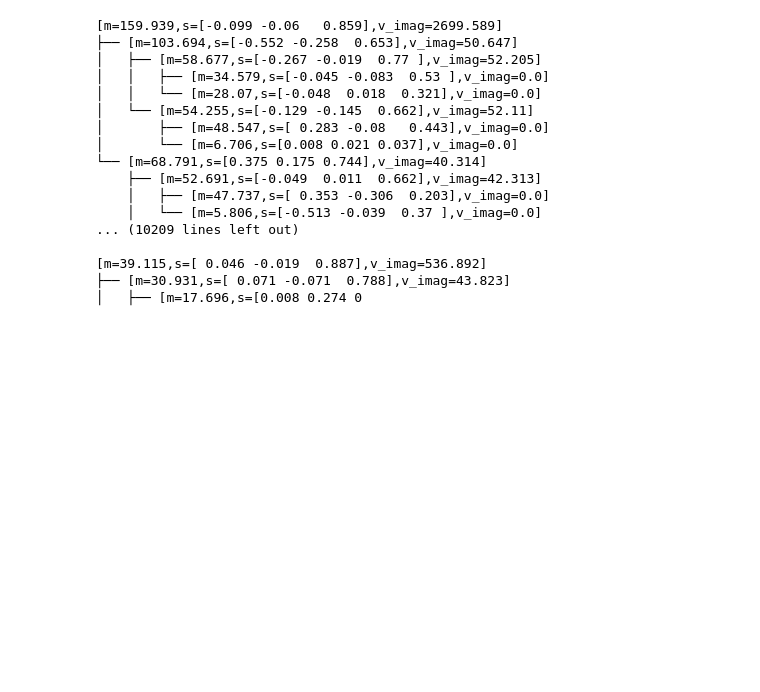
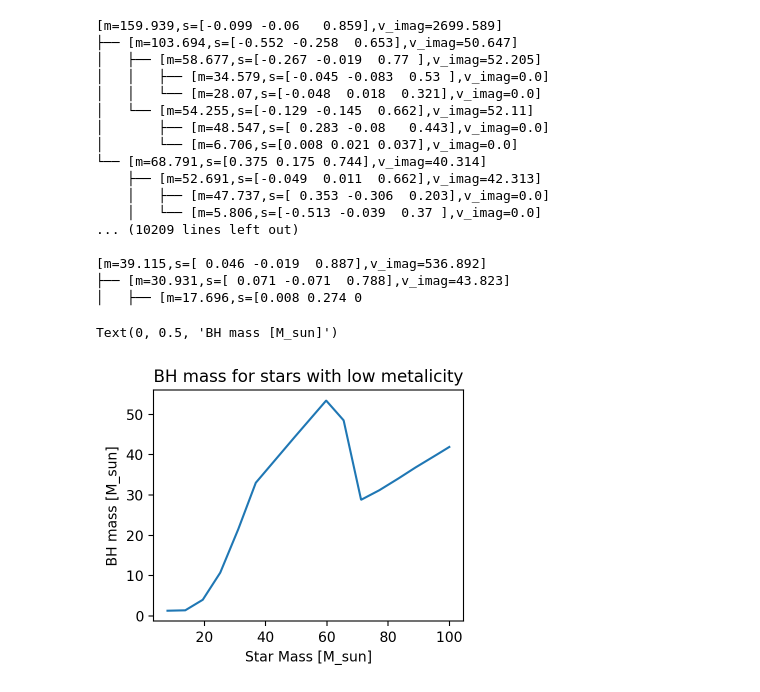
Before and after one commit to GersbachKa/BBH-kick-sim, a Jupyter notebook: Notebooks/[K]Simulator_testing.ipynb, the cells around one changed output. Saved outputs shown, nothing was run; the diff lists cells and outputs as text; code cells hidden in the pictures; blank space fills up the shorter version.

```diff
--- a/Notebooks/[K]Simulator_testing.ipynb
+++ b/Notebooks/[K]Simulator_testing.ipynb
@@ -18,7 +18,7 @@ params={
     'imf_alpha':2.25, #Default=2.35
     'min_bh_star':10, #Default=10
     'bh_mass_frac':0.5, #Default=0.5
-    'use_mass_lookup':False, #Default=False
+    'use_mass_lookup':True, #Default=False
     'min_star':0.8, #Default=0.8
     'max_star':100, #Default=100
     'vel_thresh':0.1, #Default=0.1
@@ -116,3 +116,16 @@ for bh in allBHs:
 [m=39.115,s=[ 0.046 -0.019  0.887],v_imag=536.892]
 ├── [m=30.931,s=[ 0.071 -0.071  0.788],v_imag=43.823]
 │   ├── [m=17.696,s=[0.008 0.274 0
+# %%
+mspan = np.linspace(8,100,1000)
+massTransform = sim._make_mass_lookup()
+bh_mass = massTransform(mspan)
+
+plt.figure(figsize=(4,3))
+plt.plot(mspan,bh_mass)
+plt.title('BH mass for stars with low metalicity')
+plt.xlabel('Star Mass [M_sun]')
+plt.ylabel('BH mass [M_sun]')
+# %% [output]
+Text(0, 0.5, 'BH mass [M_sun]')
+[figure, added]
```
Also changed, not shown: parts of 2 cells of this notebook, 2 other files.
